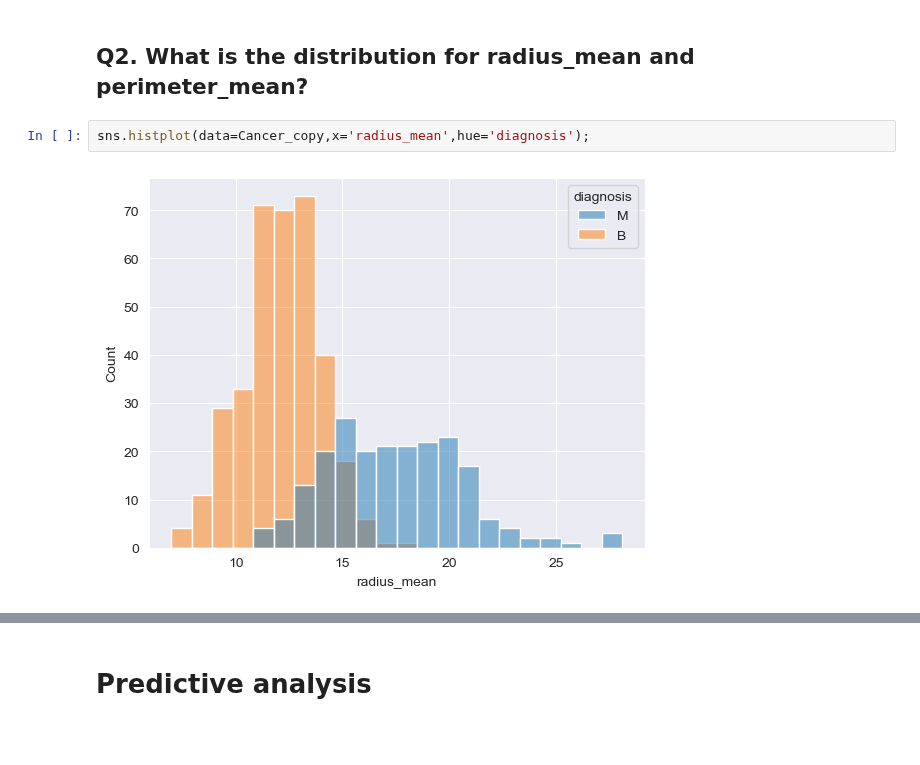
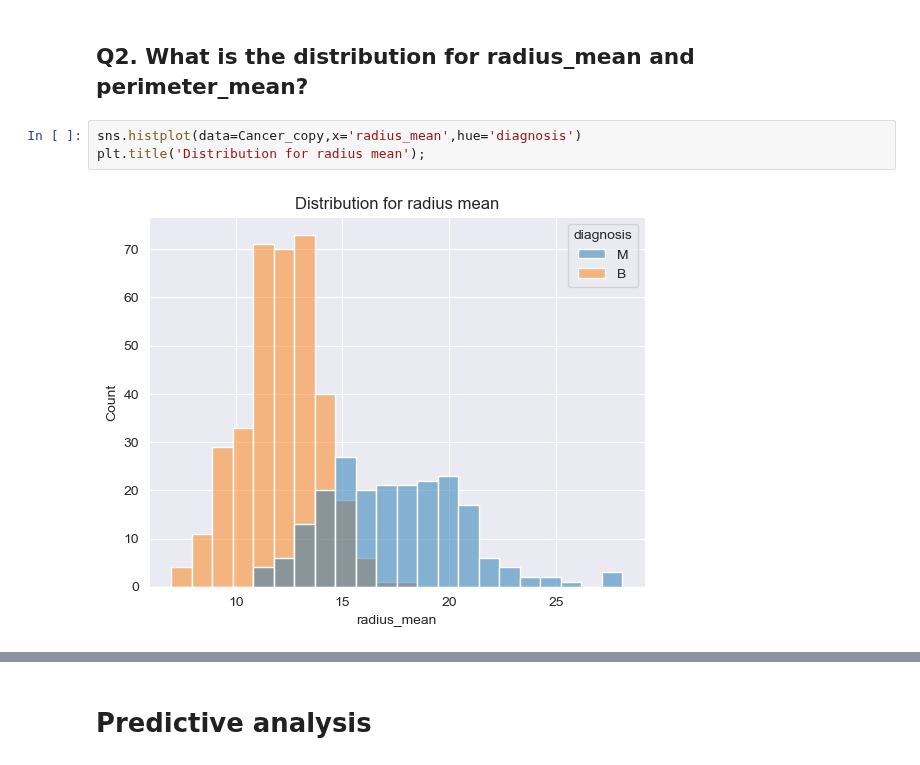
Before and after one commit to denzeil/Breast-Cancer-Predictive-Analysis, a Jupyter notebook: cancer_data.ipynb, the cells around one changed output, grey strips where cells are left out. Drawn from its saved outputs; the diff is of its cells as text; blank space fills up the shorter version.

```diff
--- a/cancer_data.ipynb
+++ b/cancer_data.ipynb
@@ -165,8 +165,9 @@ Name: diagnosis, dtype: int64
 # %% [markdown]
 ## Q2. What is the distribution for radius_mean and perimeter_mean?
 # %%
-sns.histplot(data=Cancer_copy,x='radius_mean',hue='diagnosis');
+sns.histplot(data=Cancer_copy,x='radius_mean',hue='diagnosis')
+plt.title('Distribution for radius mean');
 # %% [output]
-[figure, old version]
+[figure, new version]
 # %%
 sns.histplot(data=Cancer_copy,x='perimeter_mean',hue='diagnosis');
```
Also changed, not shown: parts of 1 cell of this notebook.
